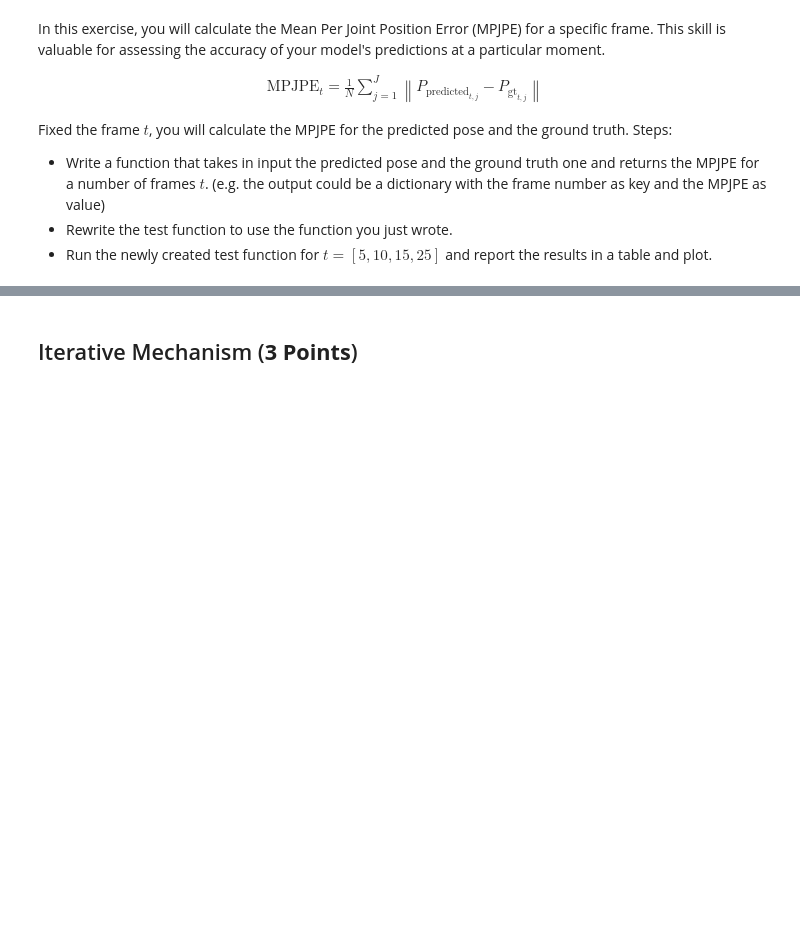
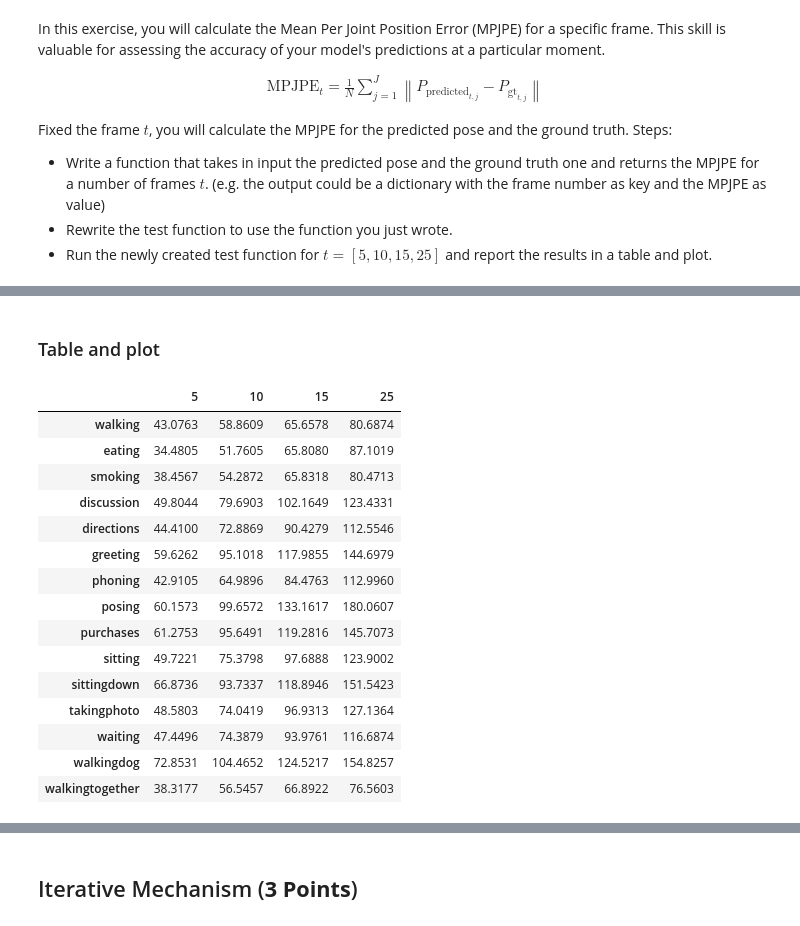
Before and after one commit to Astronauts-Making-Limoncello/AML_Homework, a Jupyter notebook: Practice/AML_practice.ipynb, the cells around one changed output, grey strips where cells are left out. Cells and saved outputs as stored; diff of their text form; code cells hidden in the pictures; blank space fills up the shorter version.

```diff
--- a/Practice/AML_practice.ipynb
+++ b/Practice/AML_practice.ipynb
@@ -880,0 +1001,24 @@ walkingtogether :  {5: 51.83750867843628, 10: 77.91046815713247, 15: 96.47457219
+# %% [markdown]
+### Table and plot
+# %%
+# Convert the dictionary to a pandas DataFrame
+error_per_frame = pd.DataFrame(dic_error_per_frame)
+error_per_frame = error_per_frame.round(4).T
+error_per_frame
+# %% [output]
+|  | 5 | 10 | 15 | 25 |
+| walking | 43.0763 | 58.8609 | 65.6578 | 80.6874 |
+| eating | 34.4805 | 51.7605 | 65.8080 | 87.1019 |
+| smoking | 38.4567 | 54.2872 | 65.8318 | 80.4713 |
+| discussion | 49.8044 | 79.6903 | 102.1649 | 123.4331 |
+| directions | 44.4100 | 72.8869 | 90.4279 | 112.5546 |
+| greeting | 59.6262 | 95.1018 | 117.9855 | 144.6979 |
+| phoning | 42.9105 | 64.9896 | 84.4763 | 112.9960 |
+| posing | 60.1573 | 99.6572 | 133.1617 | 180.0607 |
+| purchases | 61.2753 | 95.6491 | 119.2816 | 145.7073 |
+| sitting | 49.7221 | 75.3798 | 97.6888 | 123.9002 |
+| sittingdown | 66.8736 | 93.7337 | 118.8946 | 151.5423 |
+| takingphoto | 48.5803 | 74.0419 | 96.9313 | 127.1364 |
+| waiting | 47.4496 | 74.3879 | 93.9761 | 116.6874 |
+| walkingdog | 72.8531 | 104.4652 | 124.5217 | 154.8257 |
+| walkingtogether | 38.3177 | 56.5457 | 66.8922 | 76.5603 |
```
Also changed, not shown: parts of 39 cells of this notebook, 1 other file.
